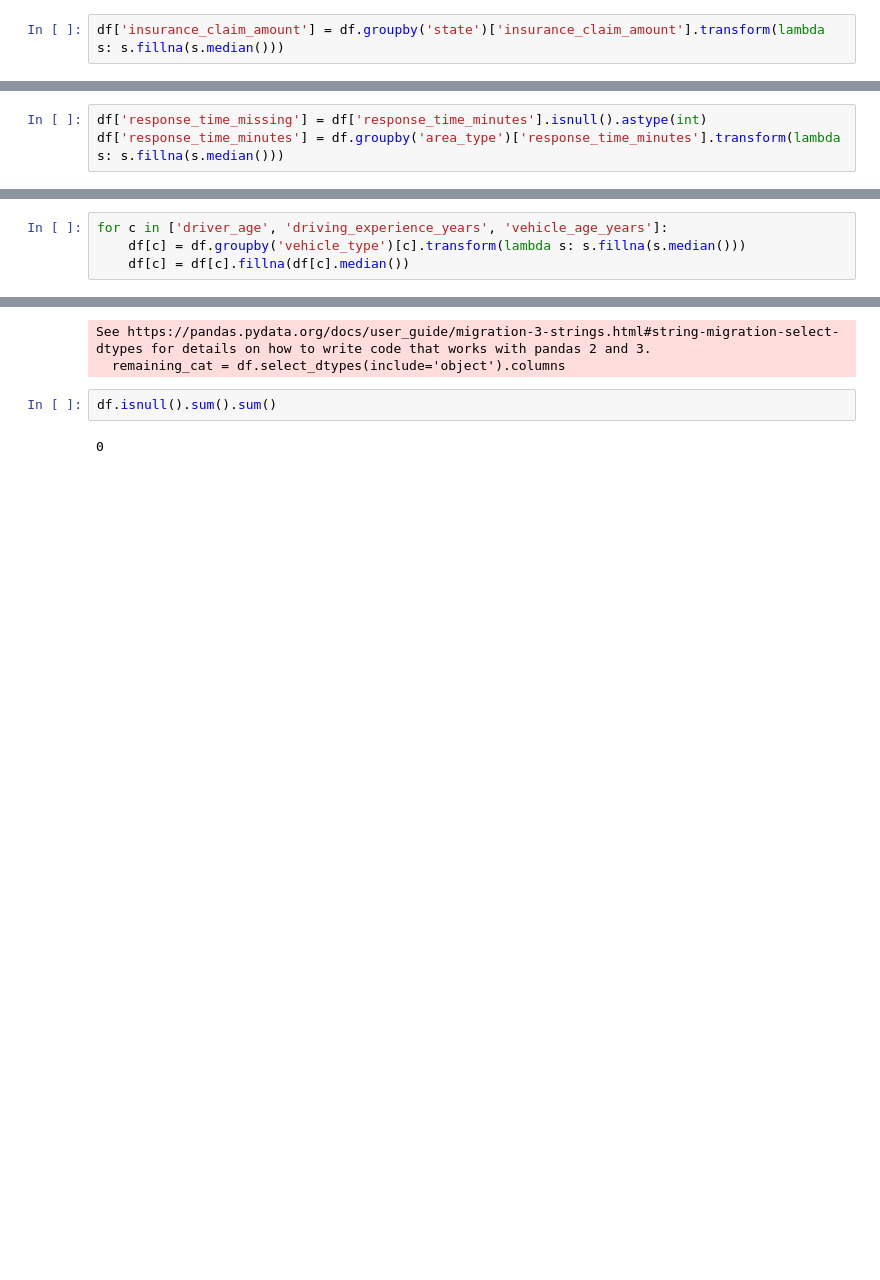
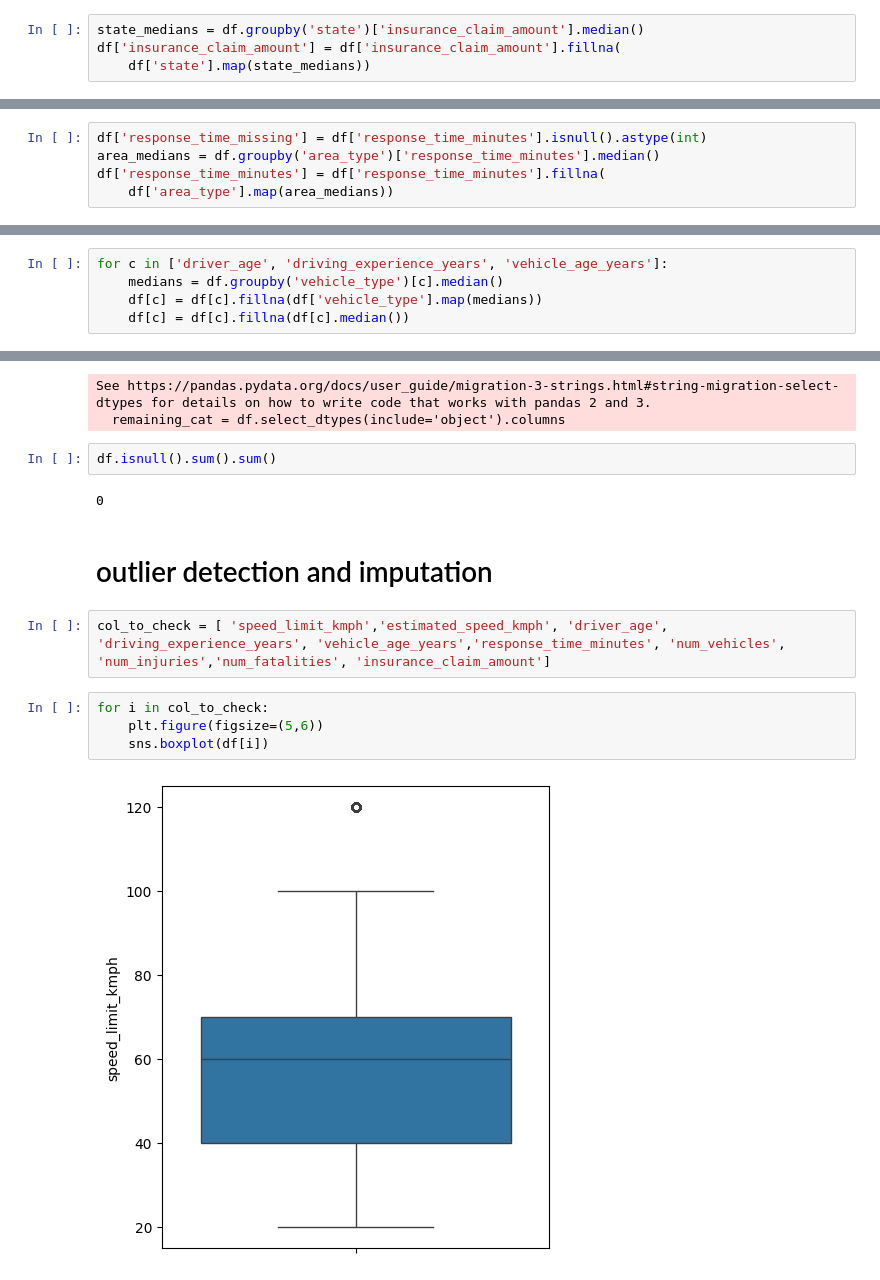
Before and after one commit to pushkarupadhyay587-a11y/gdg_probation_task1, a Jupyter notebook: eda.ipynb, the cells around one changed output, grey strips where cells are left out. Cells and saved outputs as stored; diff of their text form; blank space fills up the shorter version.

```diff
--- a/eda.ipynb
+++ b/eda.ipynb
@@ -476,7 +484,9 @@ df['insurance_claim_amount']
 201999        0.0
 Name: insurance_claim_amount, Length: 200000, dtype: float64
 # %%
-df['insurance_claim_amount'] = df.groupby('state')['insurance_claim_amount'].transform(lambda s: s.fillna(s.median()))
+state_medians = df.groupby('state')['insurance_claim_amount'].median()
+df['insurance_claim_amount'] = df['insurance_claim_amount'].fillna(
+    df['state'].map(state_medians))
 # %%
 df['insurance_claim_amount']
 # %% [output]
@@ -494,7 +504,9 @@ df['insurance_claim_amount']
 Name: insurance_claim_amount, Length: 200000, dtype: float64
 # %%
 df['response_time_missing'] = df['response_time_minutes'].isnull().astype(int)
-df['response_time_minutes'] = df.groupby('area_type')['response_time_minutes'].transform(lambda s: s.fillna(s.median()))
+area_medians = df.groupby('area_type')['response_time_minutes'].median()
+df['response_time_minutes'] = df['response_time_minutes'].fillna(
+    df['area_type'].map(area_medians))
 # %%
 df['response_time_minutes']
 # %% [output]
@@ -515,7 +527,8 @@ for c in ['vehicle_brand', 'vehicle_model']:
     df[c] = df[c].fillna('Not Applicable')
 # %%
 for c in ['driver_age', 'driving_experience_years', 'vehicle_age_years']:
-    df[c] = df.groupby('vehicle_type')[c].transform(lambda s: s.fillna(s.median()))
+    medians = df.groupby('vehicle_type')[c].median()
+    df[c] = df[c].fillna(df['vehicle_type'].map(medians))
     df[c] = df[c].fillna(df[c].median())
 # %%
 df[['driver_age', 'driving_experience_years', 'vehicle_age_years']]
@@ -572,3 +585,13 @@ See https://pandas.pydata.org/docs/user_guide/migration-3-strings.html#string-mi
 df.isnull().sum().sum()
 # %% [output]
 0
+# %% [markdown]
+# outlier detection and imputation
+# %%
+col_to_check = [ 'speed_limit_kmph','estimated_speed_kmph', 'driver_age', 'driving_experience_years', 'vehicle_age_years','response_time_minutes', 'num_vehicles', 'num_injuries','num_fatalities', 'insurance_claim_amount']
+# %%
+for i in col_to_check:
+    plt.figure(figsize=(5,6))
+    sns.boxplot(df[i])
+# %% [output]
+[figure, added]
```
Also changed, not shown: parts of 17 cells of this notebook.
